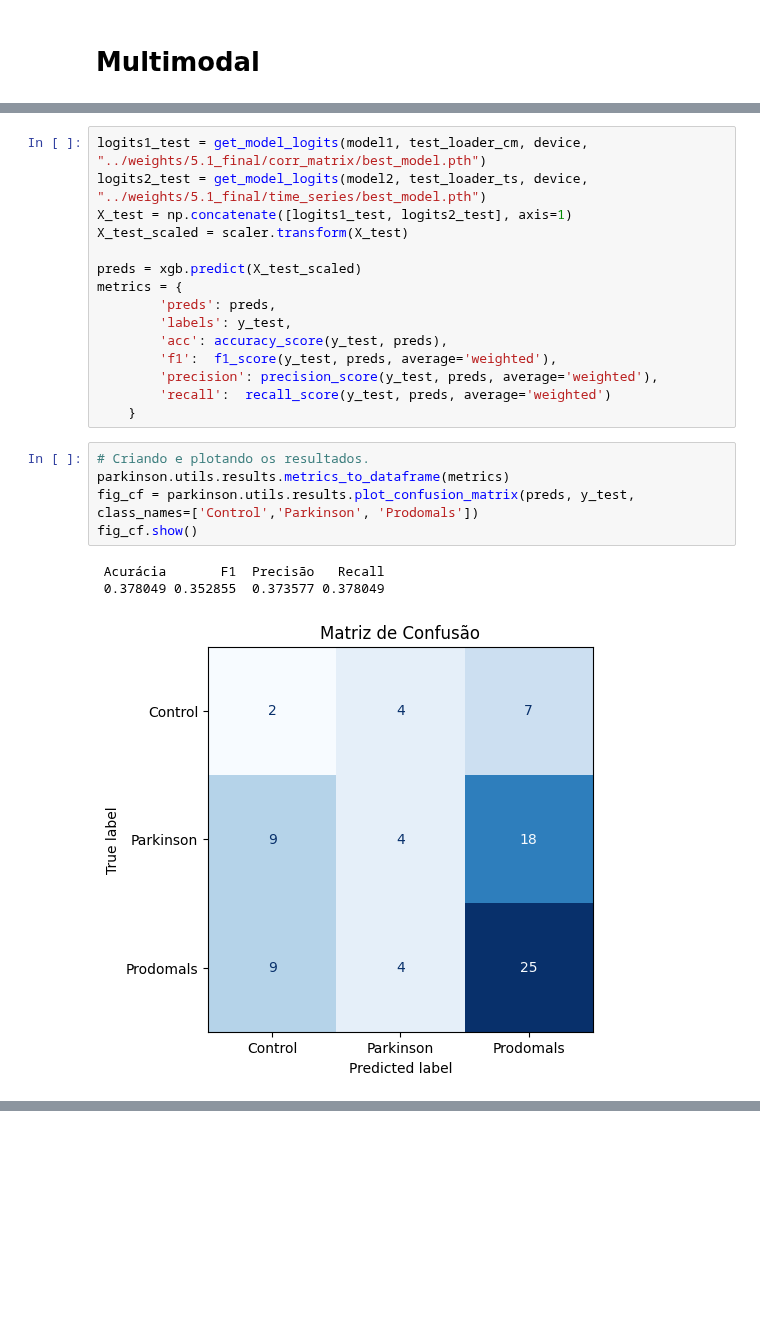
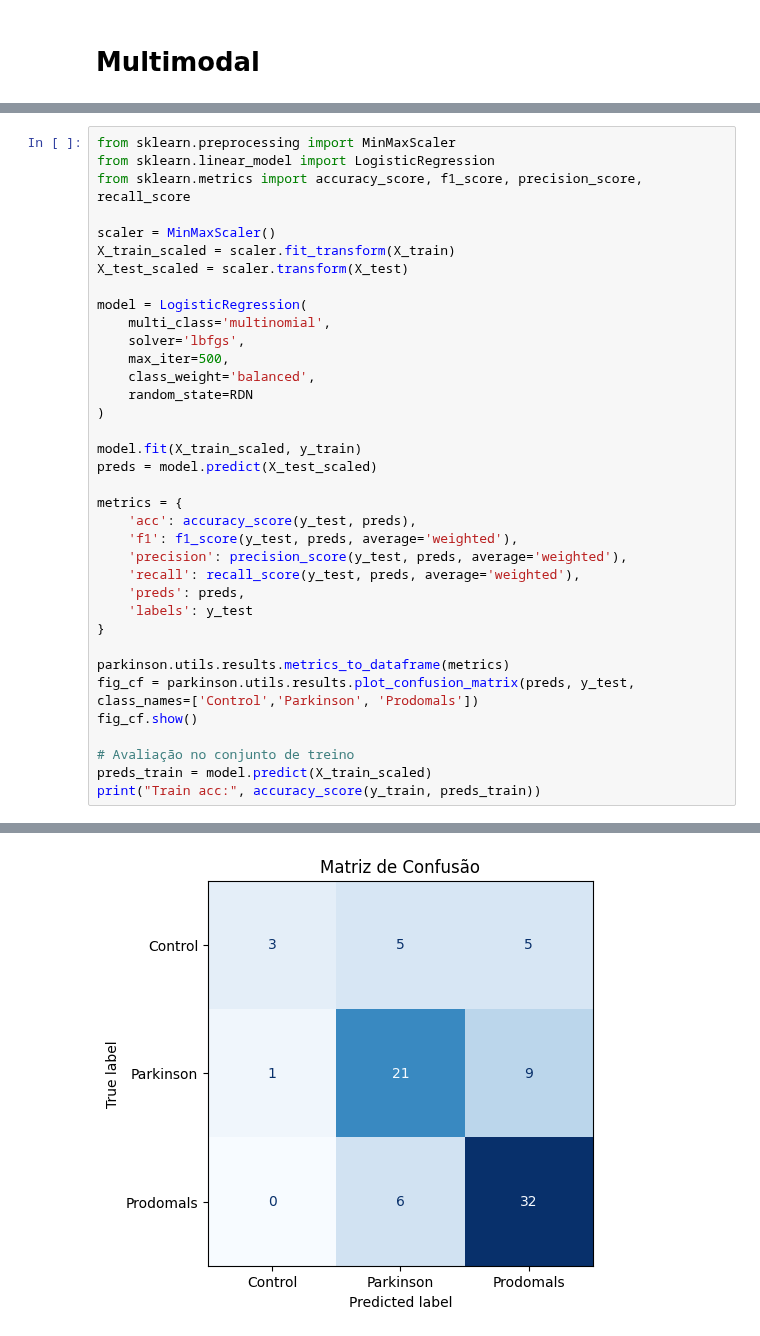
Before and after one commit to TheoRiffel/Parkinson-Diagnosis-Deeplearning, a Jupyter notebook: notebooks/5.1_final.ipynb, the cells around one changed output, grey strips where cells are left out. Cells and saved outputs as stored; diff of their text form; blank space fills up the shorter version.

Commit message:
Fim multmodal model final

```diff
--- a/notebooks/5.1_final.ipynb
+++ b/notebooks/5.1_final.ipynb
@@ -240,24 +219,37 @@ XGBClassifier(base_score=None, booster=None, callbacks=None,
-# %%
-logits1_test = get_model_logits(model1, test_loader_cm, device, "../weights/5.1_final/corr_matrix/best_model.pth")
-logits2_test = get_model_logits(model2, test_loader_ts, device, "../weights/5.1_final/time_series/best_model.pth")
-X_test = np.concatenate([logits1_test, logits2_test], axis=1)
-X_test_scaled = scaler.transform(X_test)
-
-preds = xgb.predict(X_test_scaled)
-metrics = {
-        'preds': preds,
-        'labels': y_test,
-        'acc': accuracy_score(y_test, preds),
-        'f1':  f1_score(y_test, preds, average='weighted'),
-        'precision': precision_score(y_test, preds, average='weighted'),
-        'recall':  recall_score(y_test, preds, average='weighted')
-    }
-# %%
-# Criando e plotando os resultados.
-parkinson.utils.results.metrics_to_dataframe(metrics)
-fig_cf = parkinson.utils.results.plot_confusion_matrix(preds, y_test, class_names=['Control','Parkinson', 'Prodomals'])
-fig_cf.show()
-# %% [output]
- Acurácia       F1  Precisão   Recall
- 0.378049 0.352855  0.373577 0.378049
-[figure, removed]
+# %%
+from sklearn.preprocessing import MinMaxScaler
+from sklearn.linear_model import LogisticRegression
+from sklearn.metrics import accuracy_score, f1_score, precision_score, recall_score
+
+scaler = MinMaxScaler()
+X_train_scaled = scaler.fit_transform(X_train)
+X_test_scaled = scaler.transform(X_test)
+
+model = LogisticRegression(
+    multi_class='multinomial',
+    solver='lbfgs',
+    max_iter=500,
+    class_weight='balanced',
+    random_state=RDN
+)
+
+model.fit(X_train_scaled, y_train)
+preds = model.predict(X_test_scaled)
+
+metrics = {
+    'acc': accuracy_score(y_test, preds),
+    'f1': f1_score(y_test, preds, average='weighted'),
+    'precision': precision_score(y_test, preds, average='weighted'),
+    'recall': recall_score(y_test, preds, average='weighted'),
+    'preds': preds,
+    'labels': y_test
+}
+
+parkinson.utils.results.metrics_to_dataframe(metrics)
+fig_cf = parkinson.utils.results.plot_confusion_matrix(preds, y_test, class_names=['Control','Parkinson', 'Prodomals'])
+fig_cf.show()
+
+# Avaliação no conjunto de treino
+preds_train = model.predict(X_train_scaled)
+print("Train acc:", accuracy_score(y_train, preds_train))
+# %% [output]
@@ -263,0 +259 @@ fig_cf.show()
+[figure, added]
```
Also changed, not shown: parts of 8 cells of this notebook, 7 other files.
